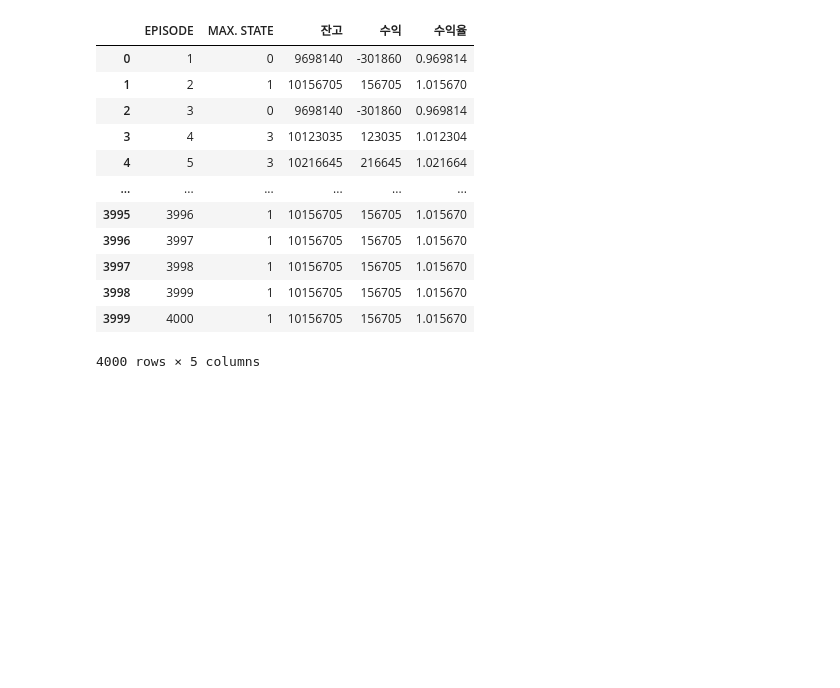
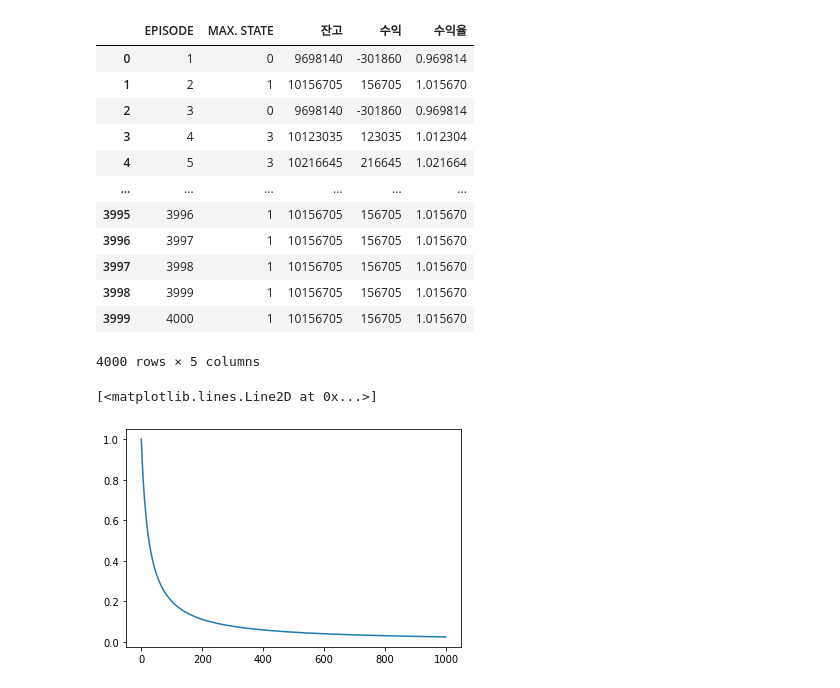
Before and after one commit to hrdkdh/reinforcement-learning, a Jupyter notebook: dqn_test_show_result.ipynb, the cells around one changed output. Saved outputs shown, nothing was run; the diff lists cells and outputs as text; code cells hidden in the pictures; blank space fills up the shorter version.

```diff
--- a/dqn_test_show_result.ipynb
+++ b/dqn_test_show_result.ipynb
@@ -48,3 +53,15 @@ df
 | 3998 | 3999 | 1 | 10156705 | 156705 | 1.015670 |
 | 3999 | 4000 | 1 | 10156705 | 156705 | 1.015670 |
 4000 rows × 5 columns
+# %%
+import numpy as np
+import matplotlib.pyplot as plt
+episodes = 1000
+result = []
+for episode in range(episodes):
+    e = 1. / (((episode*4) / 100) + 1)
+    result.append(e)
+plt.plot(result)
+# %% [output]
+[<matplotlib.lines.Line2D at 0x...>]
+[figure, added]
```
Also changed, not shown: parts of 1 cell of this notebook, 3 other files.
